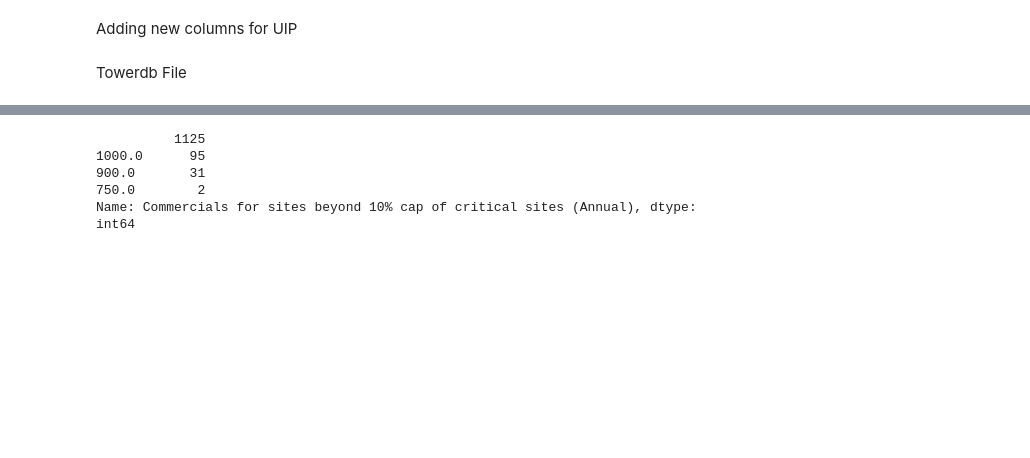
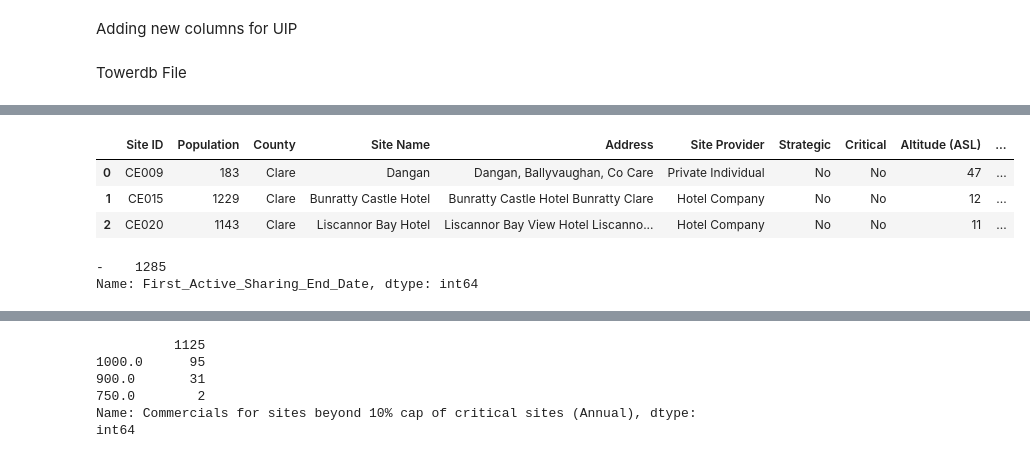
Before and after one commit to emerenan/xlsx_validation, a Jupyter notebook: ie_validations.ipynb, the cells around one changed output, grey strips where cells are left out. Cells and saved outputs as stored; diff of their text form; code cells hidden in the pictures; blank space fills up the shorter version.

```diff
--- a/ie_validations.ipynb
+++ b/ie_validations.ipynb
@@ -908,0 +305,74 @@ Name: Energy Cost FY1819, Length: 1285, dtype: object
+# %%
+""" Need Unlock spreadsheet before"""
+bill_cols = ['Site ID ','Strategic','Critical', 'Site Type (See structure Type)','Core Site Type','Transmission System',\
+             'Macro Site - Transmission Hub Site','Macro Site - Transmission Hub Site with/without Shelters','Transmission Sites', 'Room Configuration',\
+             'Power Supply','Air Conditioning','Strategic_Site_Bucket','CriticalSite_Beyond_10','Sites_As_Metered_Estimated','Meter_Sharing_Site','Bts_Sites',\
+             'Phase1_Site_Or_Consent_Site','WIP_Sites','Active_Sharing_Arrangement','Subsequent_Sharing_Arrangement','First_Active_Sharing_Deployment_Type',\
+             'Billing Trigger Date','Date of Equipment Removal']
+
+path='/content/TowerDB_Ireland_20210630 v1.xlsx'
+sheet='TowerDB_Input_Ireland_20210630'
+skiprows=0
+skipcols=0
+"""A coluna Infrastructure Ready Date contem 0 e deve ser feito replace"""
+towerdb = pd.read_excel(path, sheet_name = sheet).fillna('')
+towerdb = towerdb.dropna(subset=['Site ID '], axis=0)
+
+towerdb['Infrastructure Ready Date'] = towerdb['Infrastructure Ready Date'].replace([0, '#N/D', 'N/A'],'')
+lista = []
+for dt in towerdb['Infrastructure Ready Date']:
+    if dt != '':
+        new_dt = f"{dt:%d/%m/%Y}"
+        lista.append(new_dt)
+    else:
+        lista.append(dt)
+towerdb['Infrastructure Ready Date'] = lista
+
+towerdb['Billing Trigger Date'] = towerdb['Billing Trigger Date'].replace([0, '#N/D', 'N/A'],'')
+lista = []
+for dt in towerdb['Billing Trigger Date']:
+    if dt != '':
+        new_dt = f"{dt:%d/%m/%Y}"
+        lista.append(new_dt)
+    else:
+        lista.append(dt)
+towerdb['Billing Trigger Date'] = lista
+
+#Read CZ towerdb files
+"""Merge to get DOER column"""
+msa = pd.read_csv('/content/TowerDB_Ireland_20210731.csv', engine='python')
+doer_col = msa[['Site ID ', 'Date of Equipment Removal']]
+towerdb = towerdb.merge(doer_col, on='Site ID ')
+
+lista = []
+towerdb['Date of Equipment Removal'] = towerdb['Date of Equipment Removal'].replace([0, '#N/D', 'N/A', np.nan, 'nan'],'')
+for dt in towerdb['Date of Equipment Removal']:
+    if dt != '' and re.match(r"[0-9]{1,2}[\_|\-|\/][0-9]{1,2}[\_|\-|\/][0-9]{1,4}", dt)==None:
+        new_dt = f"{dt:%d/%m/%Y}"
+        lista.append(new_dt)
+    else:
+        lista.append(dt)
+towerdb['Date of Equipment Removal'] = lista
+
+towerdb.rename(columns={'Billing Trigger Date': 'Billing Trigger Date.1'}, inplace=True)
+towerdb['Billing Trigger Date'] = towerdb['Infrastructure Ready Date'].values
+
+towerdb["Energy Cost FY1819"] = towerdb["Energy Cost FY1819"].apply(lambda x: '€ {:0,.2f}'.format(x))
+towerdb['First_Active_Sharing_Start_Date'] = towerdb['First_Active_Sharing_Start_Date'].replace('-', '')
+towerdb['First_Active_Sharing_End_Date'] = towerdb['First_Active_Sharing_End_Date'].replace('-', '')
+
+cols = list(msa.columns)
+towerdb = towerdb[cols]
+
+invalid_values = ['N/A', 'n/a',"0" ,0, '-', '_', np.nan,'nan', ' ']
+for col in bill_cols:
+    towerdb[col] = towerdb[col].replace(invalid_values, '')
+
+towerdb.rename(columns={'Billing Trigger Date.1': 'Billing Trigger Date'}, inplace=True)
+
+towerdb.head(3)
+# %% [output]
+|  | Site ID | Population | County | Site Name | Address | Site Provider | Strategic | Critical | Altitude (ASL) | ... |
+| 0 | CE009 | 183 | Clare | Dangan | Dangan, Ballyvaughan, Co Care | Private Individual | No | No | 47 | ... |
+| 1 | CE015 | 1229 | Clare | Bunratty Castle Hotel | Bunratty Castle Hotel Bunratty Clare | Hotel Company | No | No | 12 | ... |
+| 2 | CE020 | 1143 | Clare | Liscannor Bay Hotel | Liscannor Bay View Hotel Liscanno... | Hotel Company | No | No | 11 | ... |
@@ -909,3 +381,8 @@ Name: Energy Cost FY1819, Length: 1285, dtype: object
+# %%
+towerdb['First_Active_Sharing_Start_Date'].value_counts()
+# %% [output]
+-    1285
+Name: First_Active_Sharing_End_Date, dtype: int64
 # %%
 def change_incorret(df, df_index, col_chg, incorrect_value, new_value):
     list_sites = list(df[df[col_chg]==incorrect_value][df_index])
```
Also changed, not shown: parts of 23 cells of this notebook.
